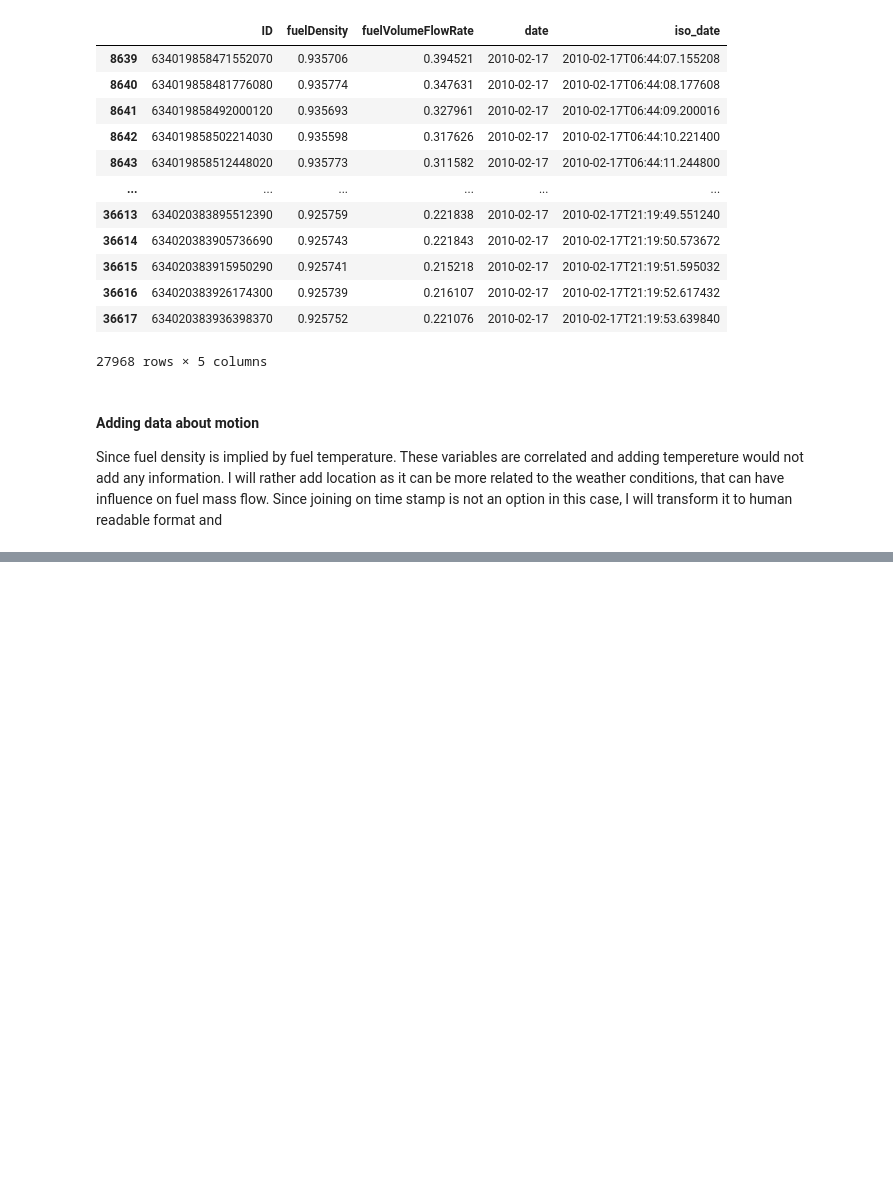
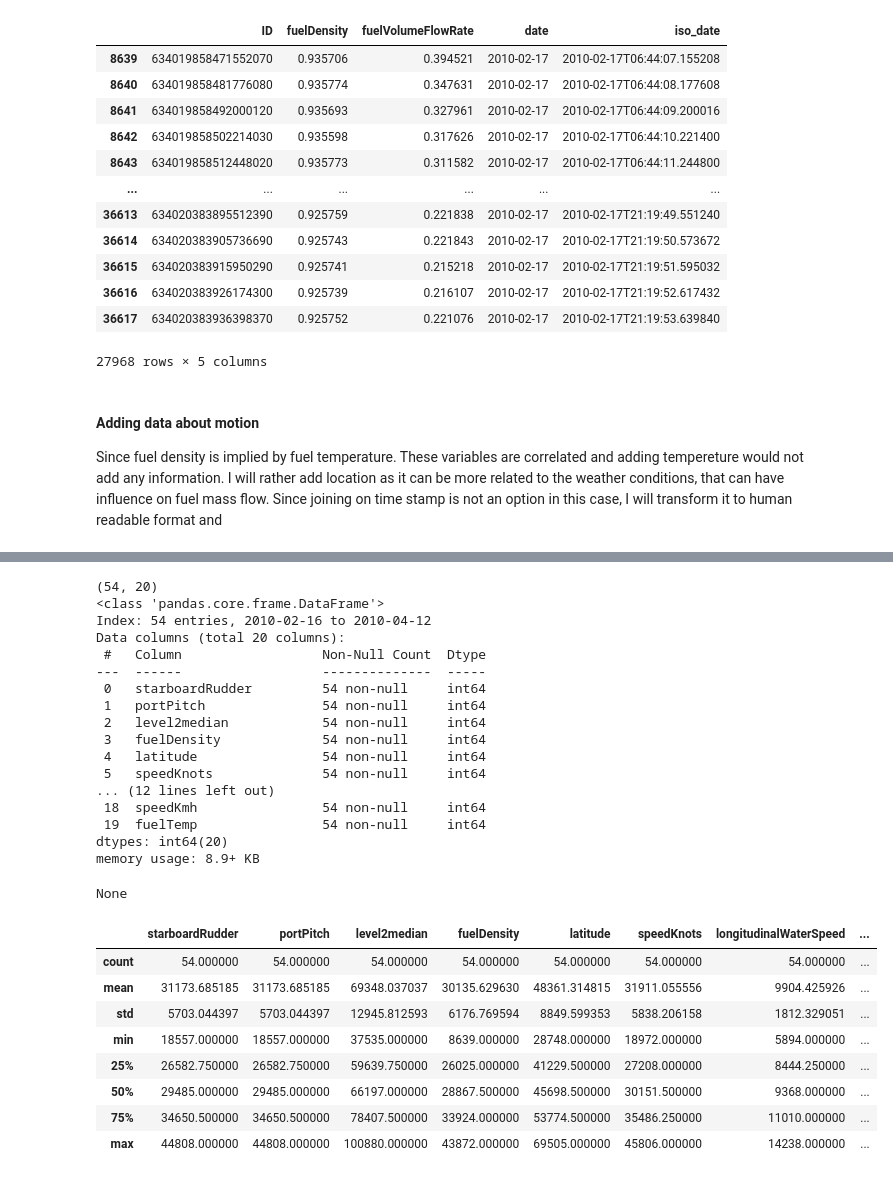
Before and after one commit to Ton201/ML_Miniproject1, a Jupyter notebook: exploration.ipynb, the cells around one changed output, grey strips where cells are left out. Cells and saved outputs as stored; diff of their text form; code cells hidden in the pictures; blank space fills up the shorter version.

```diff
--- a/exploration.ipynb
+++ b/exploration.ipynb
@@ -228,0 +209,32 @@ tables["trueHeading"].ID.apply
+# %%
+print(df_rec_counts.shape)
+display(df_rec_counts.info())
+display(df_rec_counts.describe())
+# %% [output]
+(54, 20)
+<class 'pandas.core.frame.DataFrame'>
+Index: 54 entries, 2010-02-16 to 2010-04-12
+Data columns (total 20 columns):
+ #   Column                  Non-Null Count  Dtype
+---  ------                  --------------  -----
+ 0   starboardRudder         54 non-null     int64
+ 1   portPitch               54 non-null     int64
+ 2   level2median            54 non-null     int64
+ 3   fuelDensity             54 non-null     int64
+ 4   latitude                54 non-null     int64
+ 5   speedKnots              54 non-null     int64
+... (12 lines left out)
+ 18  speedKmh                54 non-null     int64
+ 19  fuelTemp                54 non-null     int64
+dtypes: int64(20)
+memory usage: 8.9+ KB
+None
+|  | starboardRudder | portPitch | level2median | fuelDensity | latitude | speedKnots | longitudinalWaterSpeed | ... |
+| count | 54.000000 | 54.000000 | 54.000000 | 54.000000 | 54.000000 | 54.000000 | 54.000000 | ... |
+| mean | 31173.685185 | 31173.685185 | 69348.037037 | 30135.629630 | 48361.314815 | 31911.055556 | 9904.425926 | ... |
+| std | 5703.044397 | 5703.044397 | 12945.812593 | 6176.769594 | 8849.599353 | 5838.206158 | 1812.329051 | ... |
+| min | 18557.000000 | 18557.000000 | 37535.000000 | 8639.000000 | 28748.000000 | 18972.000000 | 5894.000000 | ... |
+| 25% | 26582.750000 | 26582.750000 | 59639.750000 | 26025.000000 | 41229.500000 | 27208.000000 | 8444.250000 | ... |
+| 50% | 29485.000000 | 29485.000000 | 66197.000000 | 28867.500000 | 45698.500000 | 30151.500000 | 9368.000000 | ... |
+| 75% | 34650.500000 | 34650.500000 | 78407.500000 | 33924.000000 | 53774.500000 | 35486.250000 | 11010.000000 | ... |
+| max | 44808.000000 | 44808.000000 | 100880.000000 | 43872.000000 | 69505.000000 | 45806.000000 | 14238.000000 | ... |
```
Also changed, not shown: parts of 18 cells of this notebook, 2 other files.
